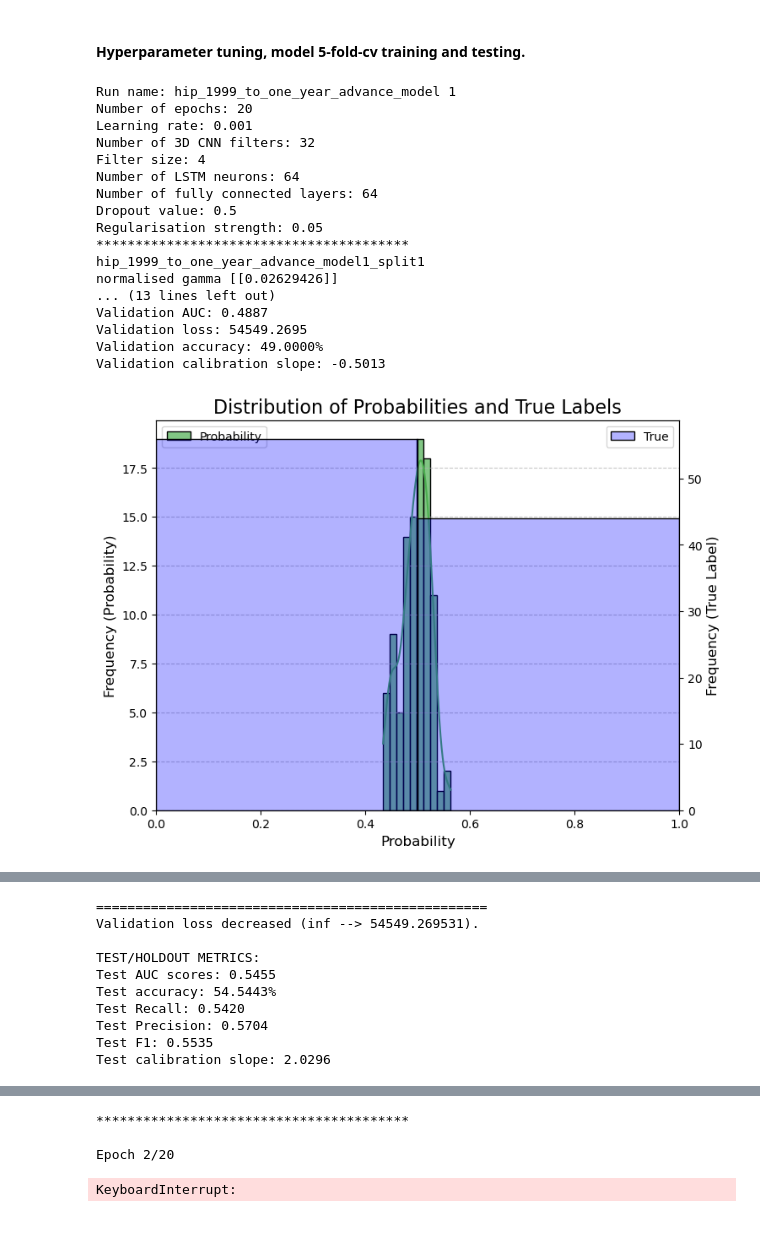
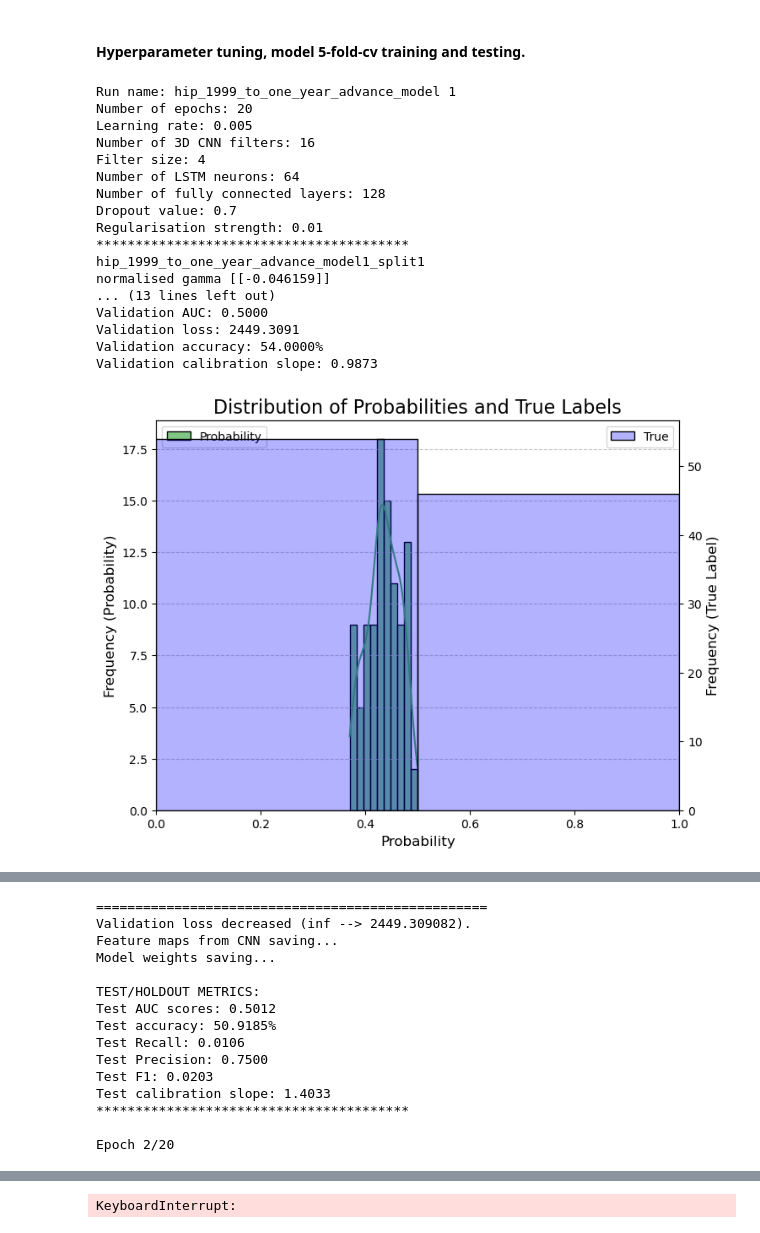
Before and after one commit to ZoeHancox/Sparse_TGCNN, a Jupyter notebook: TGCNN_test_fake_patients.ipynb, the cells around one changed output, grey strips where cells are left out. Saved outputs shown, nothing was run; the diff lists cells and outputs as text; code cells hidden in the pictures.

```diff
--- a/TGCNN_test_fake_patients.ipynb
+++ b/TGCNN_test_fake_patients.ipynb
@@ -39,7 +39,7 @@ no_timestamp = False # if no_timestamp = True then all values in 3-tensor = 1
 activation_type = 'LeakyReLU' #'relu','gelu', 'LeakyReLU'
 second_TGCNN_layer = True
 demo = True
-include_drugs = False
+include_drugs = True
 max_timesteps=100
 
 run_name='hip_1999_to_one_year_advance_model'
@@ -213,18 +213,24 @@ for ran_search_num in range(start_num, start_num+num_of_runs):
     nepochs=20
     lr = random.choice([0.001, 0.005, 0.0001]) # initial learning rate
 
-    out_chans = random.choice([8, 16, 32]) # number of filters
-    filter_size = random.choice([3, 4, 6]) # number of time steps/ filter size
-    if no_LSTM:
-        lstm_h = 0
-    else:
-        lstm_h = random.choice([16, 32, 64, 128, 256]) # number of LSTM neurons
-    linear_size = random.choice([64, 128]) # linear layer output size
-    #drop_val = random.choice([0.2, 0.3, 0.4, 0.5])
-    drop_val = random.choice([0.5, 0.6, 0.7, 0.8, 0.9])
+    # out_chans = random.choice([8, 16, 32]) # number of filters
+    # filter_size = random.choice([3, 4, 6]) # number of time steps/ filter size
+    # if no_LSTM:
+    #     lstm_h = 0
+    # else:
+    #     lstm_h = random.choice([16, 32, 64, 128, 256]) # number of LSTM neurons
+    # linear_size = random.choice([64, 128]) # linear layer output size
+    # #drop_val = random.choice([0.2, 0.3, 0.4, 0.5])
+    # drop_val = random.choice([0.5, 0.6, 0.7, 0.8, 0.9])
     reg_strength = random.choice([1e-2, 5e-2, 1e-3, 5e-3, 1e-4, 5e-4, 1e-5])
-    #reg_strength = random.choice([100, 10, 1, 1e-1, 5e-1])
+    # #reg_strength = random.choice([100, 10, 1, 1e-1, 5e-1])
     graph_reg_strength = 1e1
+    out_chans = 16
+    filter_size = 4
+    lstm_h = 64
+    linear_size = 128
+    drop_val=0.7
+
 
 
 
@@ -440,7 +446,7 @@ for ran_search_num in range(start_num, start_num+num_of_runs):
                            class_weights, L1_ablation, L2_ablation, graph_reg_strength, graph_reg_incl, weighted_loss,
                            improved_metric, test_patients, recal_test_patients,
                            #unmatched_pats,
-                           demo, save_filters = False)
+                           demo, save_filters = True)
 
             if early_stopping.checkpoint_made:
 
@@ -546,41 +552,41 @@ for ran_search_num in range(start_num, start_num+num_of_runs):
 
         cv_accuracy.append(checkpoint_val_acc)
         cv_auc.append(checkpoint_val_auc)
         cv_cal_slope.append(checkpoint_val_cal_slope)
 
     print(f"5-fold CV Accuracy on (Validation Set): {np.mean(cv_accuracy):.4f} +/- {np.std(cv_accuracy):.4f}")
     print(f"5-fold CV AUC on (Validation Set): {np.mean(cv_auc):.4f} +/- {np.std(cv_auc):.4f}")
     print(f"5-fold CV Calibration Slope (Validation Set): {np.mean(cv_cal_slope):.4f} +/- {np.std(cv_cal_slope):.4f}")
     print("*"*100)
 
     # class_names = ['none', 'hip']
 #     plot_figures.plot_loss_curve(train_loss = train_loss_epochs, val_loss = val_loss_epochs, test_lost = test_loss_epochs,
 #                     run_name=run_split_name, ran_search_num=ran_search_num)
 
 
     # # open the proba file and then plot the figures for the test data
     # # The model is tested during early stopping
     # with open('pred_proba_and_true/'+run_name+str(ran_search_num)+'_holdout1_proba.npy', 'rb') as f:
     #     test_logits = np.load(f)
 
     #plot_figures.draw_confusion_mat(labels_holdout, test_logits, class_names, run_name, ran_search_num)
     #plot_figures.draw_calibration_curve(labels_holdout, test_logits, run_name, ran_search_num)
 # %% [output]
 Run name: hip_1999_to_one_year_advance_model 1
 Number of epochs: 20
-Learning rate: 0.001
-Number of 3D CNN filters: 32
+Learning rate: 0.005
+Number of 3D CNN filters: 16
 Filter size: 4
 Number of LSTM neurons: 64
-Number of fully connected layers: 64
-Dropout value: 0.5
-Regularisation strength: 0.05
+Number of fully connected layers: 128
+Dropout value: 0.7
+Regularisation strength: 0.01
 ****************************************
 hip_1999_to_one_year_advance_model1_split1
-normalised gamma [[0.02629426]]
+normalised gamma [[-0.046159]]
 ... (13 lines left out)
-Validation AUC: 0.4887
-Validation loss: 54549.2695
-Validation accuracy: 49.0000%
-Validation calibration slope: -0.5013
+Validation AUC: 0.5000
+Validation loss: 2449.3091
+Validation accuracy: 54.0000%
+Validation calibration slope: 0.9873
-[figure, old version]
+[figure, new version]
@@ -588,10 +594,15 @@ Validation calibration slope: -0.5013
 ==================================================
-Validation loss decreased (inf --> 54549.269531).
+Validation loss decreased (inf --> 2449.309082).
+Feature maps from CNN saving...
+Model weights saving...
 
 TEST/HOLDOUT METRICS:
-Test AUC scores: 0.5455
-Test accuracy: 54.5443%
-Test Recall: 0.5420
-Test Precision: 0.5704
-Test F1: 0.5535
-Test calibration slope: 2.0296
+Test AUC scores: 0.5012
+Test accuracy: 50.9185%
+Test Recall: 0.0106
+Test Precision: 0.7500
+Test F1: 0.0203
+Test calibration slope: 1.4033
+****************************************
+
+Epoch 2/20
@@ -600,7 +609,4 @@ Test calibration slope: 2.0296
-****************************************
-
-Epoch 2/20
+KeyboardInterrupt:
-KeyboardInterrupt:
 # %%
 model.summary()
 # %% [output]
```
Also changed, not shown: parts of 4 cells of this notebook, 4 other files.
